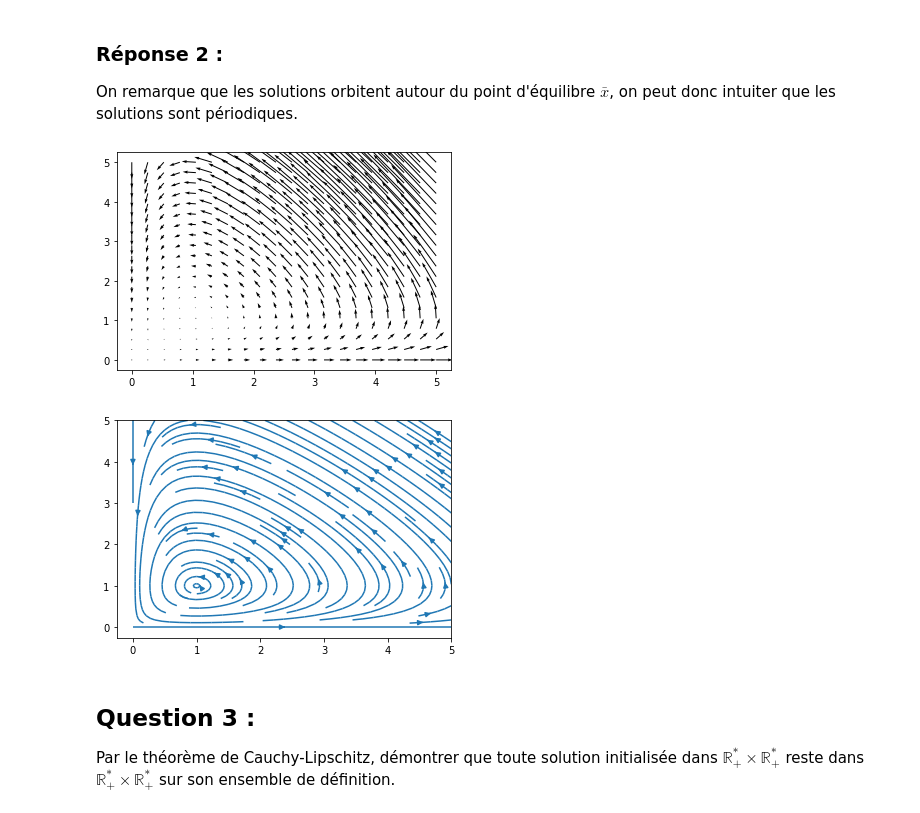
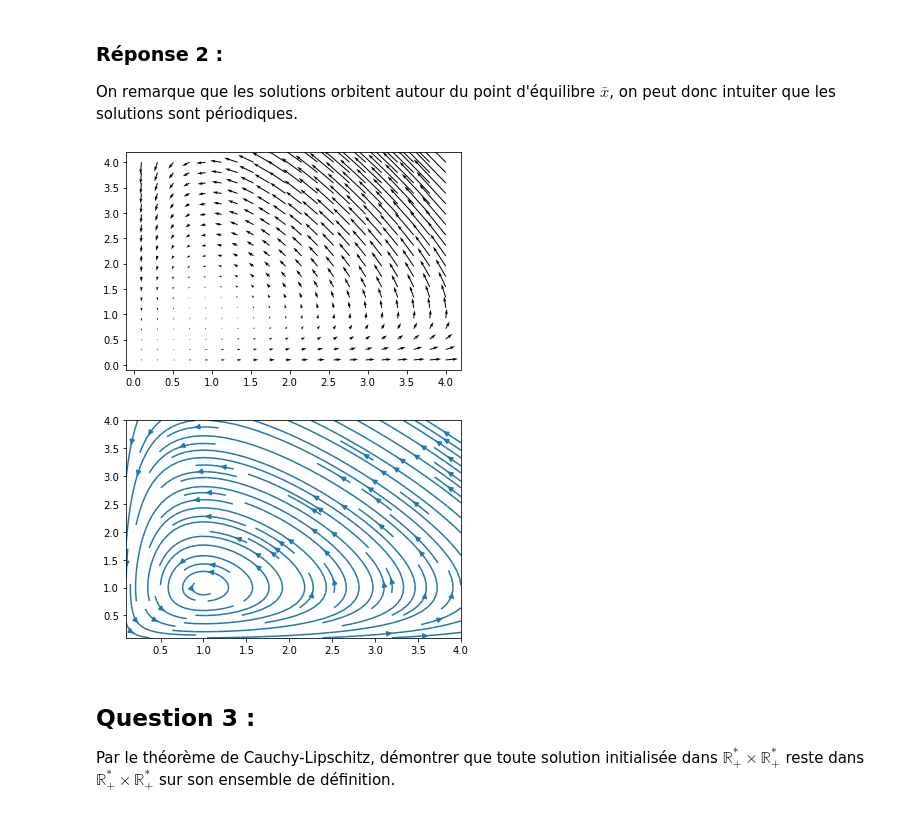
Before and after one commit to pguillot07/Devoir-Maths-Info-Equations-Differentielles, a Jupyter notebook: Rendu_equations_differentielles.ipynb, the cells around one changed output. Saved outputs shown, nothing was run; the diff lists cells and outputs as text; code cells hidden in the pictures.

```diff
--- a/Rendu_equations_differentielles.ipynb
+++ b/Rendu_equations_differentielles.ipynb
@@ -126,21 +126,21 @@ A l’aide des fonctions meshgrid et quiver, visualiser graphiquement le champ d
 ### Réponse 2 :
 On remarque que les solutions orbitent autour du point d'équilibre $\bar x$, on peut donc intuiter que les solutions sont périodiques.
 # %%
-x1 = np.linspace(0,5,20)
-x2 = np.linspace(0,5,20)
+x1 = np.linspace(0.1, 4, 20)
+x2 = np.linspace(0.1, 4, 20)
 
 X = np.meshgrid(x1, x2)
 
 U, V = LV(0, X)
 
 plt.quiver(X[0], X[1], U, V, scale=50)
 plt.show()
 
 plt.streamplot(X[0], X[1], U, V)
 plt.show()
 # %% [output]
-[figure, old version]
+[figure, new version]
-[figure, old version]
+[figure, new version]
 # %% [markdown]
 ## **Question 3 :**
 Par le théorème de Cauchy-Lipschitz, démontrer que toute solution initialisée dans $\mathbb{R}_{+}^{*} \times \mathbb{R}_{+}^{*}$ reste dans $\mathbb{R}_{+}^{*} \times \mathbb{R}_{+}^{*}$ sur son ensemble de définition.
```
Also changed, not shown: parts of 25 cells of this notebook.
